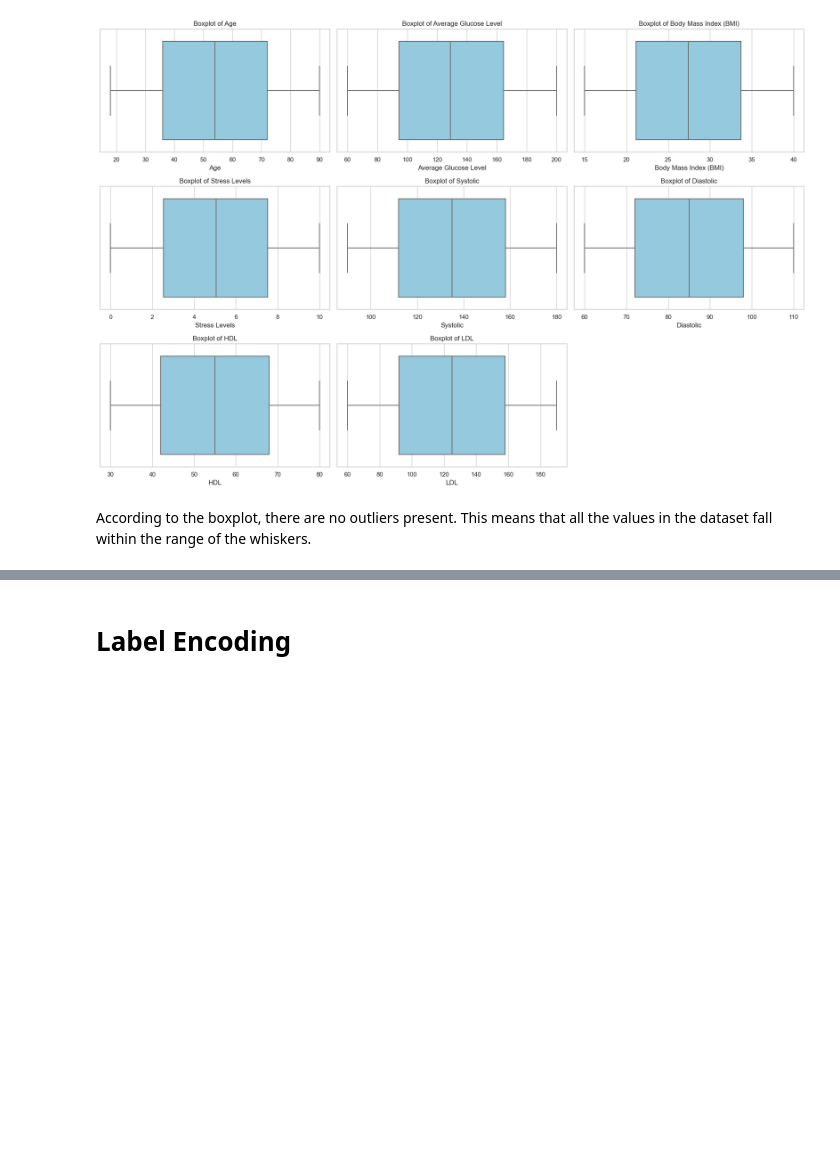
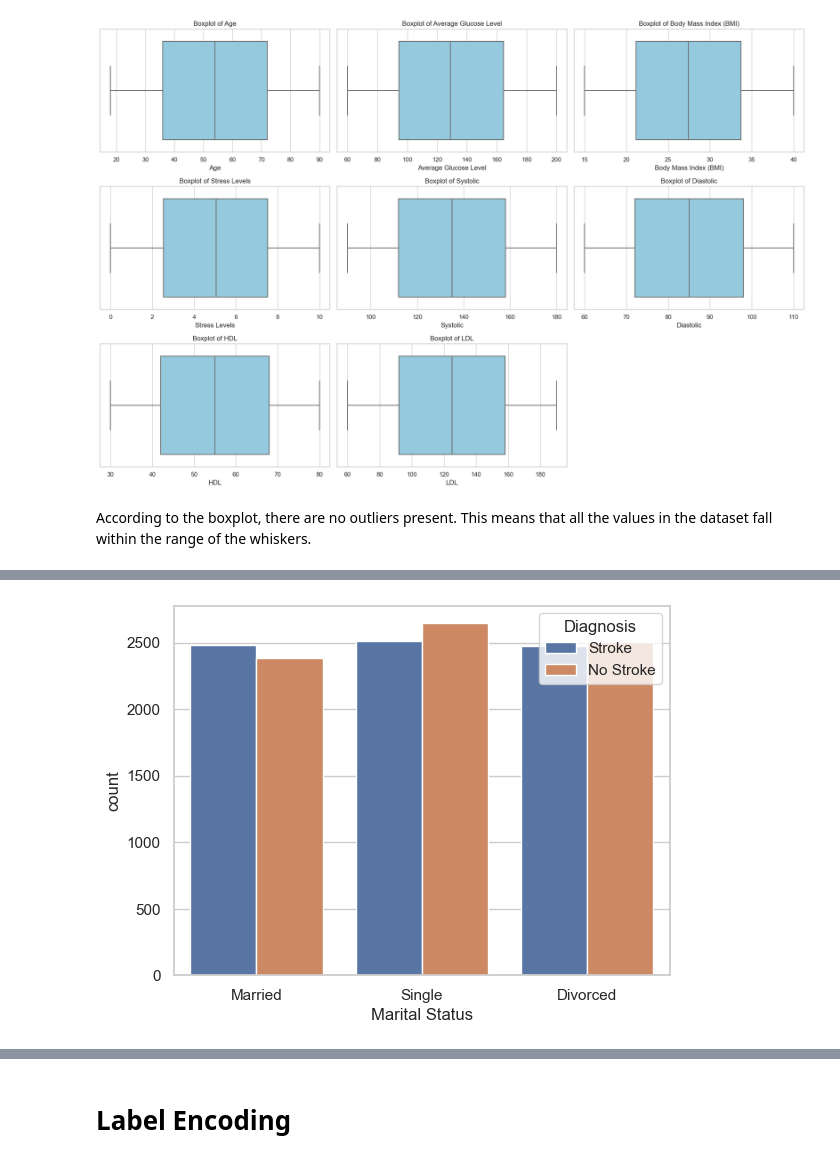
Before and after one commit to SpringBoard-Batch02-StrokePrediction/Group_1, a Jupyter notebook: Stroke_Prediction (Aayush).ipynb, the cells around one changed output, grey strips where cells are left out. Saved outputs shown, nothing was run; the diff lists cells and outputs as text; code cells hidden in the pictures; blank space fills up the shorter version.

```diff
--- a/Stroke_Prediction (Aayush).ipynb
+++ b/Stroke_Prediction (Aayush).ipynb
@@ -437,0 +456,5 @@ According to the boxplot, there are no outliers present. This means that all the
+# %%
+sns.countplot(data=data, x='Marital Status', hue='Diagnosis')
+plt.show()
+# %% [output]
+[figure, added]
```
Also changed, not shown: parts of 141 cells of this notebook.
